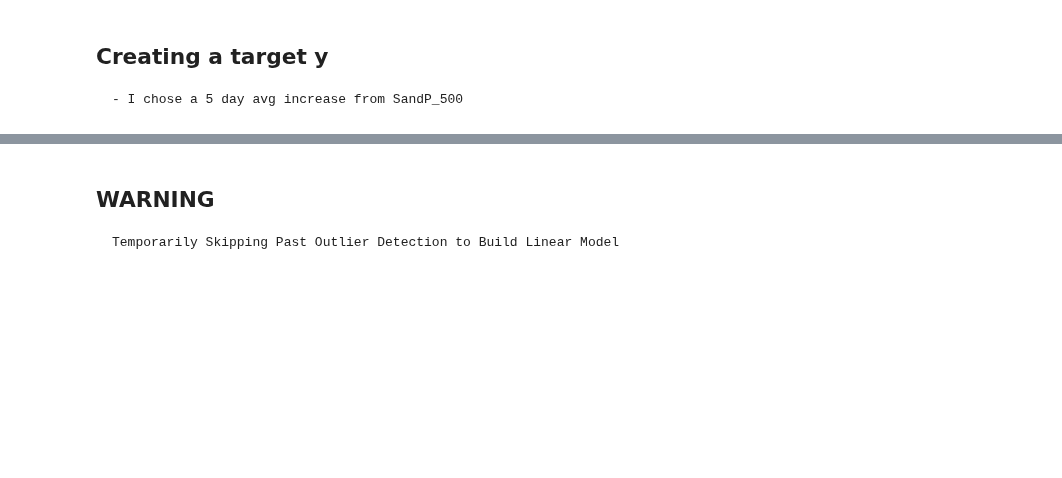
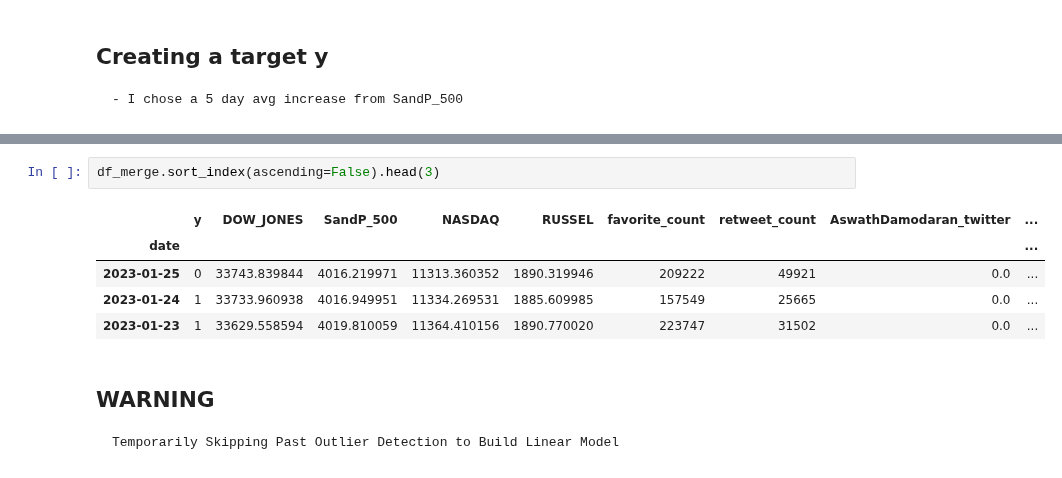
Before and after one commit to KeatonSpiller/Sentiment_Analysis, a Jupyter notebook: Stock_Market/notebooks/TwitterBot.ipynb, the cells around one changed output, grey strips where cells are left out. Cells and saved outputs as stored; diff of their text form; blank space fills up the shorter version.

```diff
--- a/Stock_Market/notebooks/TwitterBot.ipynb
+++ b/Stock_Market/notebooks/TwitterBot.ipynb
@@ -361,3 +313,11 @@ df_merge
+# %%
+df_merge.sort_index(ascending=False).head(3)
+# %% [output]
+|  | y | DOW_JONES | SandP_500 | NASDAQ | RUSSEL | favorite_count | retweet_count | AswathDamodaran_twitter | ... |
+| date |  |  |  |  |  |  |  |  | ... |
+| 2023-01-25 | 0 | 33743.839844 | 4016.219971 | 11313.360352 | 1890.319946 | 209222 | 49921 | 0.0 | ... |
+| 2023-01-24 | 1 | 33733.960938 | 4016.949951 | 11334.269531 | 1885.609985 | 157549 | 25665 | 0.0 | ... |
+| 2023-01-23 | 1 | 33629.558594 | 4019.810059 | 11364.410156 | 1890.770020 | 223747 | 31502 | 0.0 | ... |
 # %% [markdown]
 ##  WARNING
     Temporarily Skipping Past Outlier Detection to Build Linear Model
```
Also changed, not shown: parts of 24 cells of this notebook.
